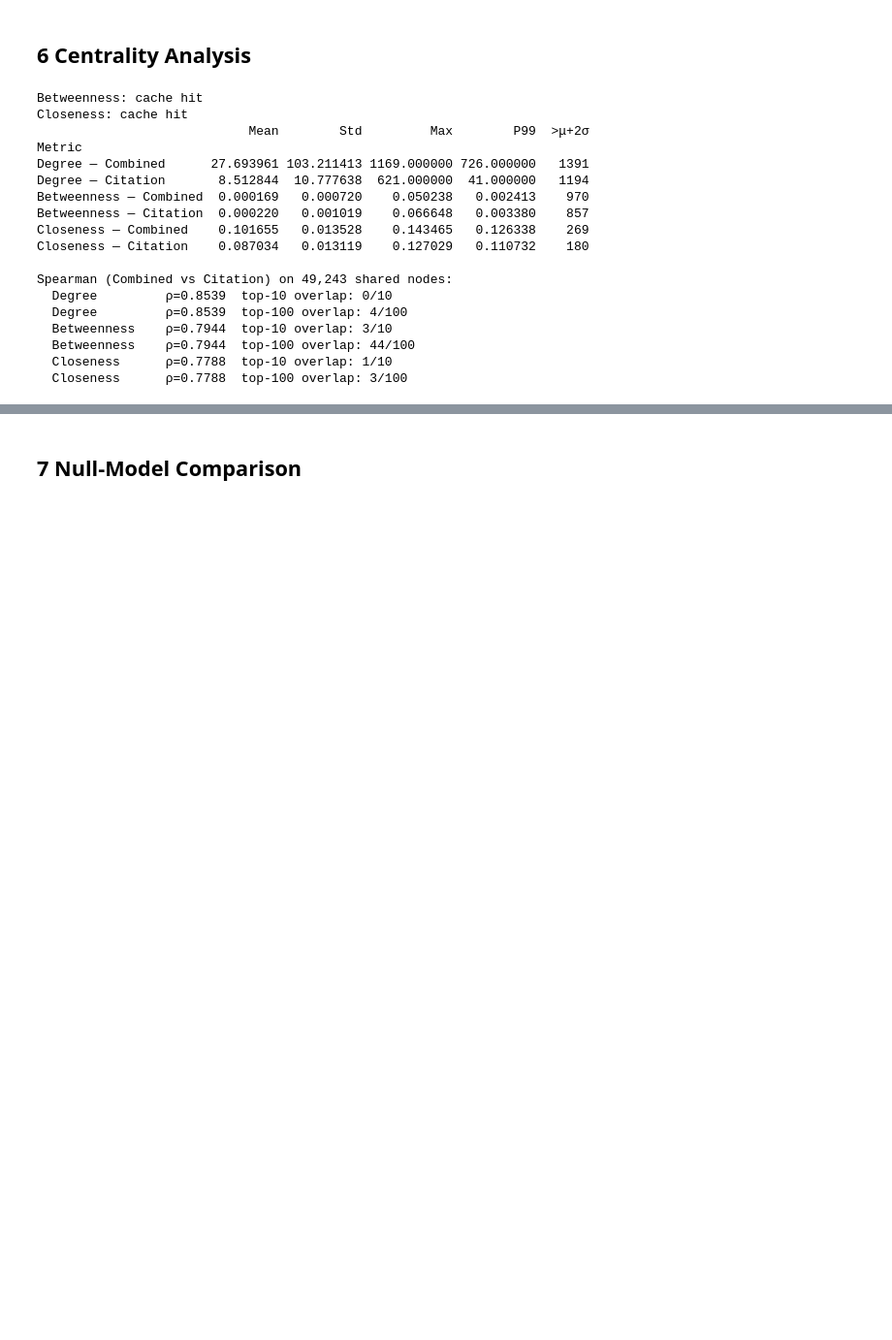
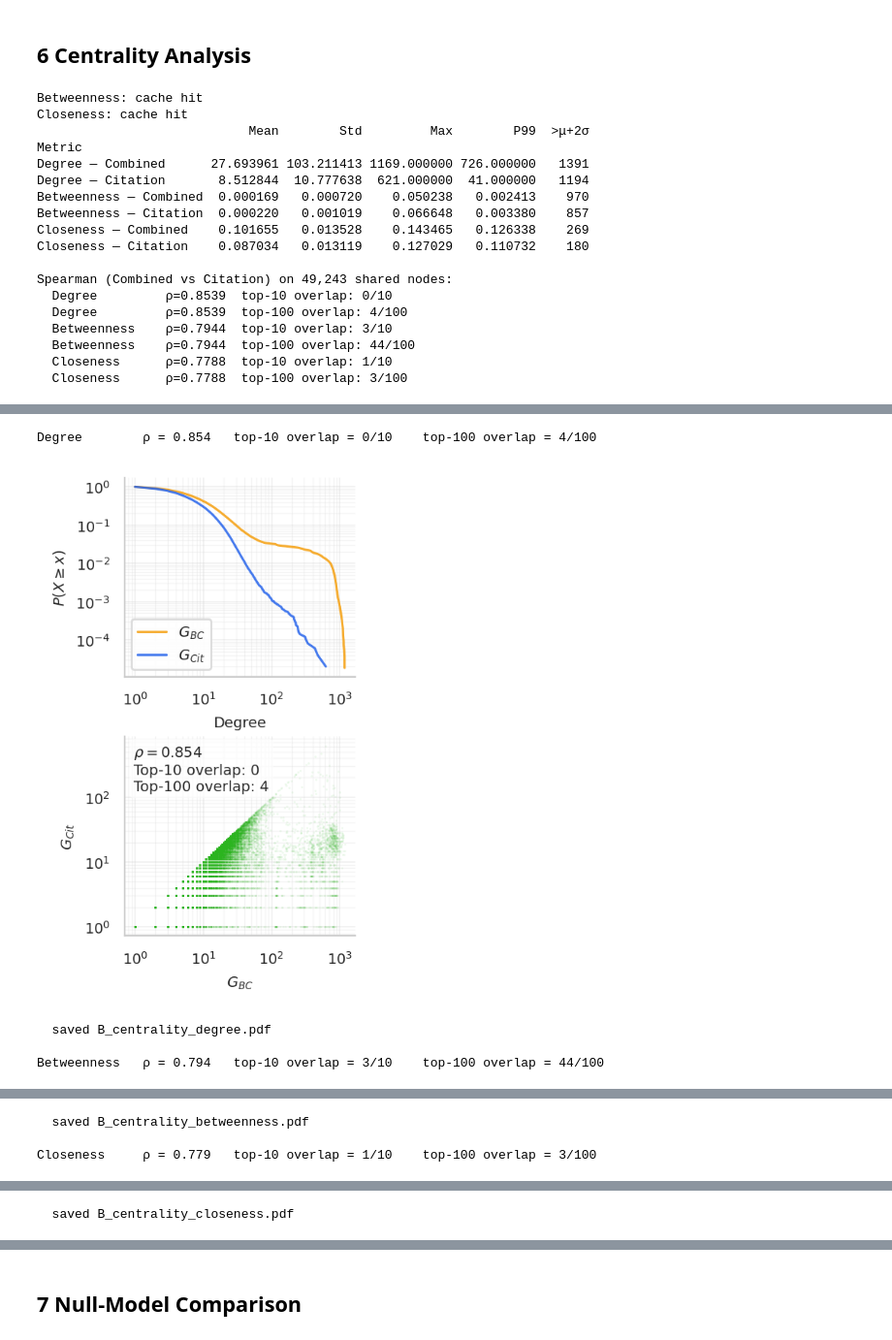
Before and after one commit to sclfnc/SocialNetworkAnalysis-project, a Jupyter notebook: notebooks/B_graph_analysis/B1_basic_measures.ipynb, the cells around one changed output, grey strips where cells are left out. Shown at 97% size. Drawn from its saved outputs; the diff is of its cells as text; code cells hidden in the pictures; blank space fills up the shorter version.

```diff
--- a/notebooks/B_graph_analysis/B1_basic_measures.ipynb
+++ b/notebooks/B_graph_analysis/B1_basic_measures.ipynb
@@ -454,0 +443,59 @@ Closeness     ρ = 0.779   top-10 overlap = 1/10    top-100 overlap = 3/100
+# %%
+for lbl, src in centralities:
+    fig = plt.figure(figsize=(2, 4))          # ← più alta, meno larga
+    gs  = GridSpec(2, 1, figure=fig, hspace=0.3) # ← 2 righe, 1 colonna
+
+    # shared nodes
+    cn   = sorted(set(src['bc']) & set(src['cit']))
+    xv   = np.array([src['bc'][n]  for n in cn])
+    yv   = np.array([src['cit'][n] for n in cn])
+    rho, pval = spearmanr(xv, yv)
+
+    # top-10 / top-100 overlap
+    top10_bc   = set(sorted(src['bc'],  key=src['bc'].__getitem__,  reverse=True)[:10])
+    top100_bc  = set(sorted(src['bc'],  key=src['bc'].__getitem__,  reverse=True)[:100])
+    top10_cit  = set(sorted(src['cit'], key=src['cit'].__getitem__, reverse=True)[:10])
+    top100_cit = set(sorted(src['cit'], key=src['cit'].__getitem__, reverse=True)[:100])
+    overlap    = len(top10_bc & top10_cit)
+    print(f"{lbl:12s}  ρ = {rho:.3f}   top-10 overlap = {overlap}/10"
+          f"    top-100 overlap = {len(top100_bc & top100_cit)}/100")
+
+    # ── CCDF (pannello superiore) ──────────────────────────────────────────
+    ax0 = fig.add_subplot(gs[0])                   # ← gs[0] = prima riga
+    for k, color, label in [('bc', C_BC, '$G_{BC}$'), ('cit', C_CIT, '$G_{Cit}$')]:
+        vals   = np.sort(list(src[k].values()))[::-1]
+        x_ccdf = np.sort(np.unique(vals))
+        y_ccdf = np.array([np.mean(vals >= v) for v in x_ccdf])
+        ax0.loglog(x_ccdf, y_ccdf, color=color, lw=1.1, label=label, alpha=0.85)
+    ax0.set_xlabel(lbl)
+    ax0.set_ylabel(r'$P(X \geq x)$')
+    ax0.legend(loc='lower left')
+    polish_logax(ax0)
+
+    # ── Scatter (pannello inferiore) ───────────────────────────────────────
+    ax1 = fig.add_subplot(gs[1])                   # ← gs[1] = seconda riga
+    ax1.scatter(xv, yv, alpha=0.08, s=1, lw=0, color=C_SCATTER, rasterized=True)
+    ax1.set_xscale('log')
+    ax1.set_yscale('log')
+    ax1.set_xlabel(f'$G_{{BC}}$')
+    ax1.set_ylabel(f'$G_{{Cit}}$')
+    polish_logax(ax1)
+
+    # annotation box
+    txt = (f'$\\rho = {rho:.3f}$\n'
+           f'Top-10 overlap: {overlap}\n'
+           f'Top-100 overlap: {len(top100_bc & top100_cit)}')
+    ax1.text(0.04, 0.96, txt, transform=ax1.transAxes,
+             fontsize=7, ha='left', va='top',
+             bbox=dict(boxstyle='round,pad=0.3', fc='white', ec='0.2', lw=0.0, alpha=0.7))
+
+    fname = f'B_centrality_{lbl.lower()}.pdf'
+    fig.savefig(os.path.join(out_dir, fname), dpi=250, bbox_inches='tight')
+    plt.show()
+    print(f"  saved {fname}\n")
+# %% [output]
+Degree        ρ = 0.854   top-10 overlap = 0/10    top-100 overlap = 4/100
+[figure, added]
+  saved B_centrality_degree.pdf
+
+Betweenness   ρ = 0.794   top-10 overlap = 3/10    top-100 overlap = 44/100
@@ -454,0 +503,3 @@ Closeness     ρ = 0.779   top-10 overlap = 1/10    top-100 overlap = 3/100
+  saved B_centrality_betweenness.pdf
+
+Closeness     ρ = 0.779   top-10 overlap = 1/10    top-100 overlap = 3/100
@@ -454,0 +507 @@ Closeness     ρ = 0.779   top-10 overlap = 1/10    top-100 overlap = 3/100
+  saved B_centrality_closeness.pdf
```
Also changed, not shown: parts of 6 cells of this notebook, 56 other files.
